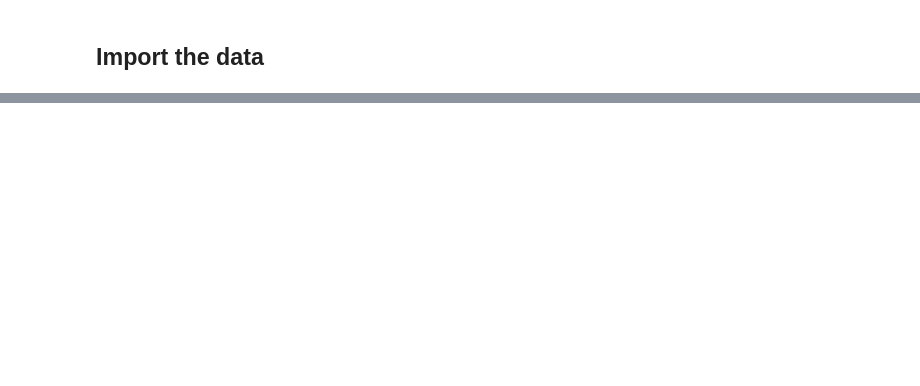
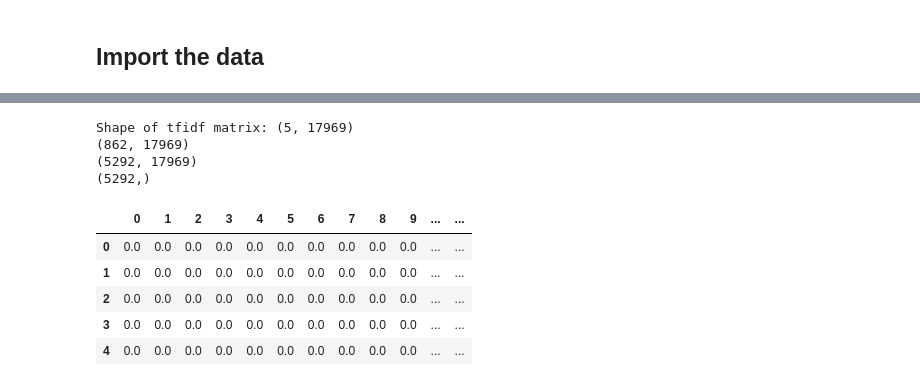
Before and after one commit to yuvaltimen/AuthorshipAttribution, a Jupyter notebook: authorship_attribution.ipynb, the cells around one changed output, grey strips where cells are left out. Drawn from its saved outputs; the diff is of its cells as text; code cells hidden in the pictures; blank space fills up the shorter version.

```diff
--- a/authorship_attribution.ipynb
+++ b/authorship_attribution.ipynb
@@ -104,0 +484,80 @@ def clean_data(data):
+# %%
+# Convert each author's list of sentences into a single string
+def cleaned_lines_to_document(ls_of_ls):
+    return " ".join(ls_of_ls)
+
+browning_document = cleaned_lines_to_document(browning_cleaned)
+churchill_document = cleaned_lines_to_document(churchill_cleaned)
+longfellow_document = cleaned_lines_to_document(longfellow_cleaned)
+shakespeare_document = cleaned_lines_to_document(shakespeare_cleaned)
+shelley_document = cleaned_lines_to_document(shelley_cleaned)
+# %%
+# Convert the documents to a count matrix
+count_vec = CountVectorizer()
+tfidf_vec = TfidfTransformer()
+
+corpus = [
+    browning_document,
+    churchill_document,
+    longfellow_document,
+    shakespeare_document,
+    shelley_document
+]
+
+countMatrix = count_vec.fit_transform(corpus).toarray()
+tfIdfMatrix = tfidf_vec.fit_transform(countMatrix).toarray()
+
+print(f"Shape of tfidf matrix: {tfIdfMatrix.shape}")
+
+# Convert all inputs into tfidf
+browning_encoded_count = count_vec.transform(np.array(browning_cleaned)).toarray()
+browning_encoded_tfidf = tfidf_vec.transform(browning_encoded_count).toarray()
+
+churchill_encoded_count = count_vec.transform(np.array(churchill_cleaned)).toarray()
+churchill_encoded_tfidf = tfidf_vec.transform(churchill_encoded_count).toarray()
+
+longfellow_encoded_count = count_vec.transform(np.array(longfellow_cleaned)).toarray()
+longfellow_encoded_tfidf = tfidf_vec.transform(longfellow_encoded_count).toarray()
+
+
+shakespeare_encoded_count = count_vec.transform(np.array(shakespeare_cleaned)).toarray()
+shakespeare_encoded_tfidf = tfidf_vec.transform(shakespeare_encoded_count).toarray()
+
+shelley_encoded_count = count_vec.transform(np.array(shelley_cleaned)).toarray()
+shelley_encoded_tfidf = tfidf_vec.transform(shelley_encoded_count).toarray()
+
+labels_tfidf = np.array([label_mapping['browning'] for _ in browning_encoded_count]
+         + [label_mapping['churchill'] for _ in churchill_encoded_count]
+         + [label_mapping['longfellow'] for _ in longfellow_encoded_count]
+         + [label_mapping['shakespeare'] for _ in shakespeare_encoded_count]
+         + [label_mapping['shelley'] for _ in shelley_encoded_count])
+
+
+print(browning_encoded_tfidf.shape)
+
+tfidf_data = np.concatenate([
+    browning_encoded_tfidf,
+    churchill_encoded_tfidf,
+    longfellow_encoded_tfidf,
+    shakespeare_encoded_tfidf,
+    shelley_encoded_tfidf
+])
+
+df_tfidf = pd.DataFrame(tfidf_data)
+df_tfidf['label'] = labels_tfidf
+
+print(tfidf_data.shape)
+print(labels_tfidf.shape)
+
+df_tfidf.head()
+# %% [output]
+Shape of tfidf matrix: (5, 17969)
+(862, 17969)
+(5292, 17969)
+(5292,)
+|  | 0 | 1 | 2 | 3 | 4 | 5 | 6 | 7 | 8 | 9 | ... | ... |
+| 0 | 0.0 | 0.0 | 0.0 | 0.0 | 0.0 | 0.0 | 0.0 | 0.0 | 0.0 | 0.0 | ... | ... |
+| 1 | 0.0 | 0.0 | 0.0 | 0.0 | 0.0 | 0.0 | 0.0 | 0.0 | 0.0 | 0.0 | ... | ... |
+| 2 | 0.0 | 0.0 | 0.0 | 0.0 | 0.0 | 0.0 | 0.0 | 0.0 | 0.0 | 0.0 | ... | ... |
+| 3 | 0.0 | 0.0 | 0.0 | 0.0 | 0.0 | 0.0 | 0.0 | 0.0 | 0.0 | 0.0 | ... | ... |
+| 4 | 0.0 | 0.0 | 0.0 | 0.0 | 0.0 | 0.0 | 0.0 | 0.0 | 0.0 | 0.0 | ... | ... |
```
Also changed, not shown: parts of 33 cells of this notebook.
